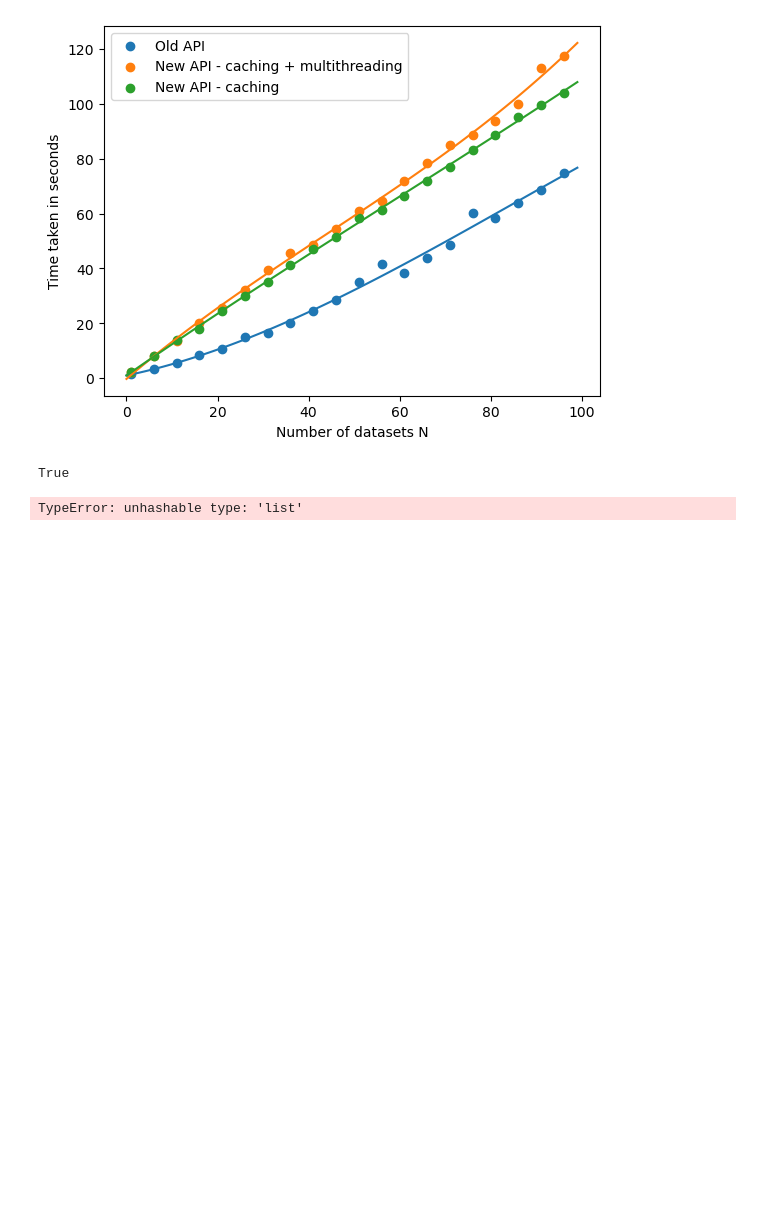
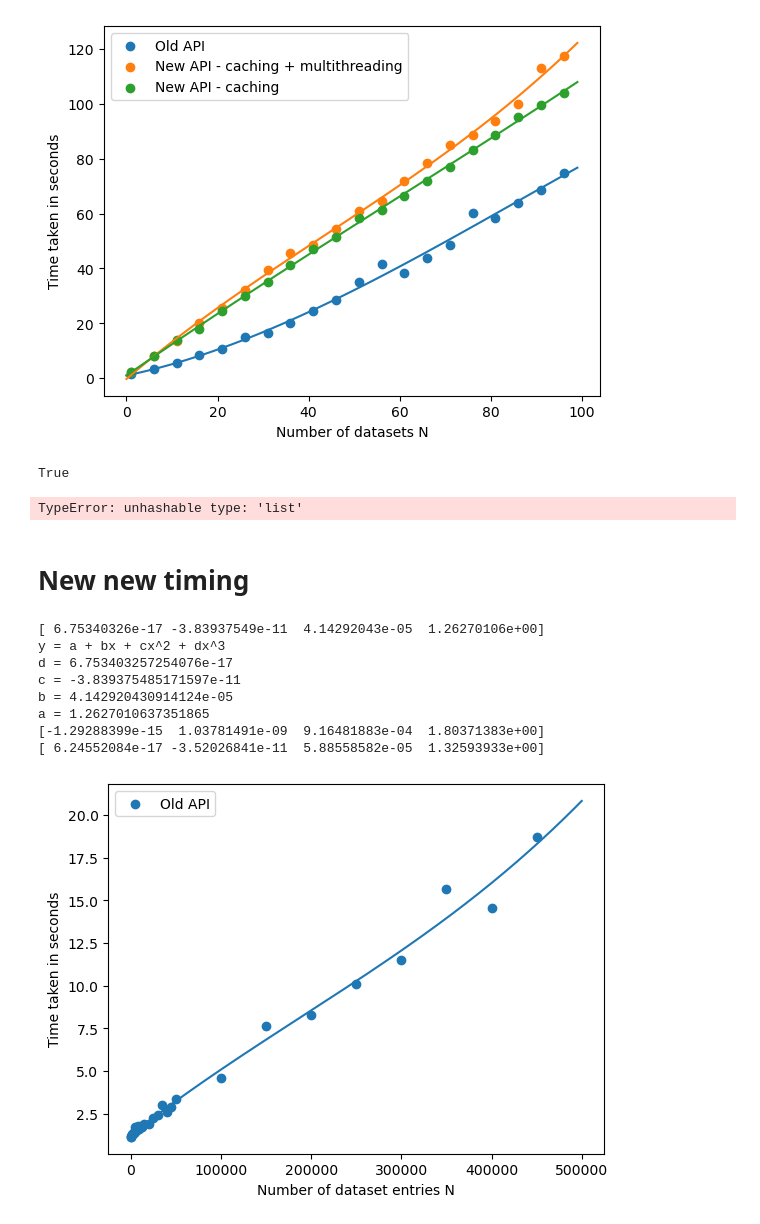
Before and after one commit to SplitSky/resdata, a Jupyter notebook: notebooks/Timing functions.ipynb, the cells around one changed output. Cells and saved outputs as stored; diff of their text form; code cells hidden in the pictures; blank space fills up the shorter version.

Commit message:
testing timing checkpoint

```diff
--- a/notebooks/Timing functions.ipynb
+++ b/notebooks/Timing functions.ipynb
@@ -320,3 +320,67 @@ thread.join()
 thread2.join()
 # %% [output]
 TypeError: unhashable type: 'list'
+# %% [markdown]
+# New new timing
+# %%
+import numpy as np
+import matplotlib.pyplot as plt
+# old data
+x_abs = np.arange(0,500000,1)
+x = [1, 1001, 2001, 3001, 4001, 5001, 6001, 7001, 8001, 9001, 10001, 11001, 12001, 13001]
+y = [1.1647310329972242, 1.2956228000002739, 1.3288862730005349, 1.3721453140024096, 1.4292644240013033, 1.7015442980009539, 1.6298158149984374, 1.5373588500006008, 1.753402942998946, 1.609024634999514, 1.7355950379969727, 1.699365611999383, 1.7429397719970439, 1.8349866409989772]
+x2 = np.array([1, 5001, 10001, 15001, 20001, 25001, 30001, 35001, 40001, 45001])
+y2 = np.array([1.2069984449990443, 1.4550915790023282, 1.6986860850010999, 1.9136124949982332, 1.8797133890002442, 2.27040117100114, 2.4173573080006463, 2.9924234690006415, 2.6126856149967352, 2.8855978429965035])
+x = np.concatenate((x,x2))
+y = np.concatenate((y,y2))
+#plt.scatter(x,y, label="Old API")
+x2 = np.array([1, 50001, 100001, 150001, 200001, 250001, 300001, 350001, 400001, 450001])
+y2 = np.array([1.1430334600008791, 3.3591354849995696, 4.595200873001886, 7.632281021000381, 8.309352140997362, 10.083954669997183, 11.491238360998977, 15.644559226999263, 14.546836325000186, 18.71934500899806])
+x = np.concatenate((x,x2))
+y = np.concatenate((y,y2))
+
+coff = np.polyfit(x,y,3)
+print(coff)
+print("y = a + bx + cx^2 + dx^3")
+print("d = " + str(coff[0]))
+print("c = " + str(coff[1]))
+print("b = " + str(coff[2]))
+print("a = " + str(coff[3]))
+plt.scatter(x,y, label="Old API")
+f = lambda x, coff : coff[3] + coff[2]*x + coff[1]*x**2 + coff[0]*x**3
+plt.plot(x_abs, f(x_abs, coff))
+
+# number of dataset entries dependency on time
+# new data - cache + multithread
+x = [1, 50001, 100001, 150001, 200001, 250001, 300001, 350001, 400001, 450001]
+y = [0.9606288120000386, 51.20892082300003, 102.68850534600006, 159.56300362600007, 215.25714954399996, 271.0089081189999, 339.1208709740001, 395.8837432810001, 449.81338104400015, 506.8091981980001]
+
+coff = np.polyfit(x,y,3)
+print(coff)
+#plt.scatter(x,y, label="New API - cache + multithread")
+#plt.plot(x_abs, f(x_abs, coff))
+
+
+# new data with cache enabled
+x= [1, 50001, 100001, 150001, 200001, 250001, 300001, 350001, 400001, 450001]
+y = [1.2244014060001973, 3.161064941999939, 9.835744480000358, 8.95321644500018, 9.160076594999737, 16.60774930799971, 17.110849561000123, 21.53231596700016, 22.352629323999736, 26.47465209999973]
+
+coff = np.polyfit(x,y,3)
+print(coff)
+#plt.scatter(x,y, label="Improved API - cache")
+#plt.plot(x_abs, f(x_abs, coff))
+
+plt.xlabel("Number of dataset entries N")
+plt.ylabel("Time taken in seconds")
+plt.legend()
+plt.show()
+# %% [output]
+[ 6.75340326e-17 -3.83937549e-11  4.14292043e-05  1.26270106e+00]
+y = a + bx + cx^2 + dx^3
+d = 6.753403257254076e-17
+c = -3.839375485171597e-11
+b = 4.142920430914124e-05
+a = 1.2627010637351865
+[-1.29288399e-15  1.03781491e-09  9.16481883e-04  1.80371383e+00]
+[ 6.24552084e-17 -3.52026841e-11  5.88558582e-05  1.32593933e+00]
+[figure, added]
```
Also changed, not shown: 2 other files.
